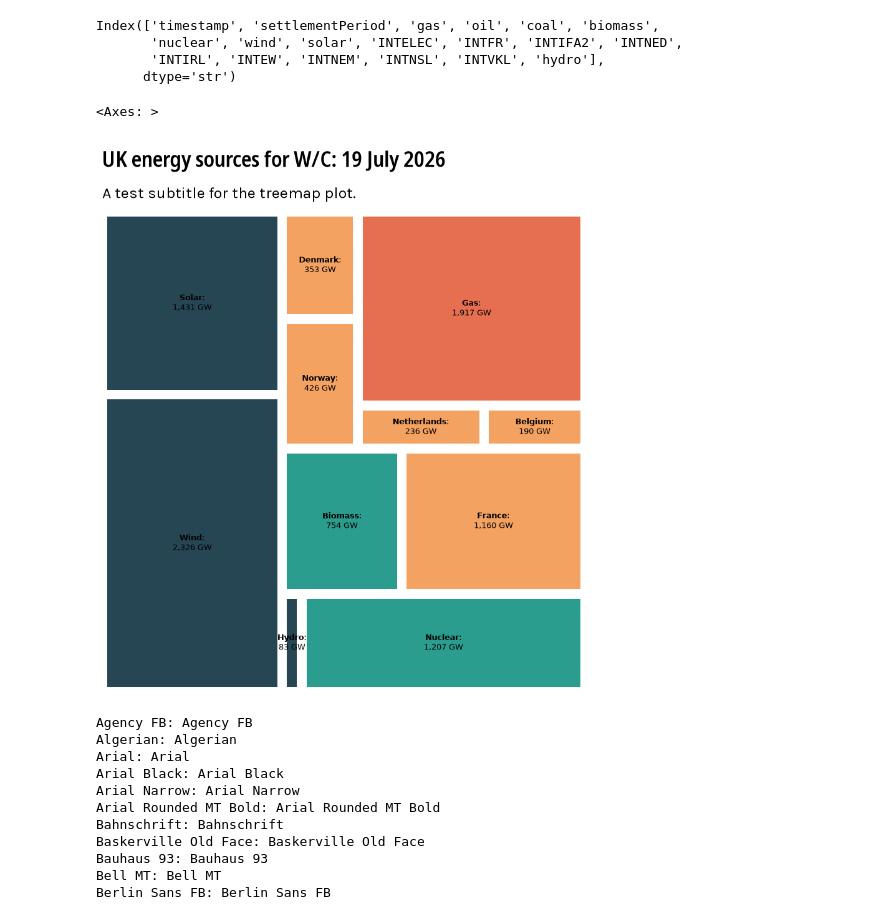
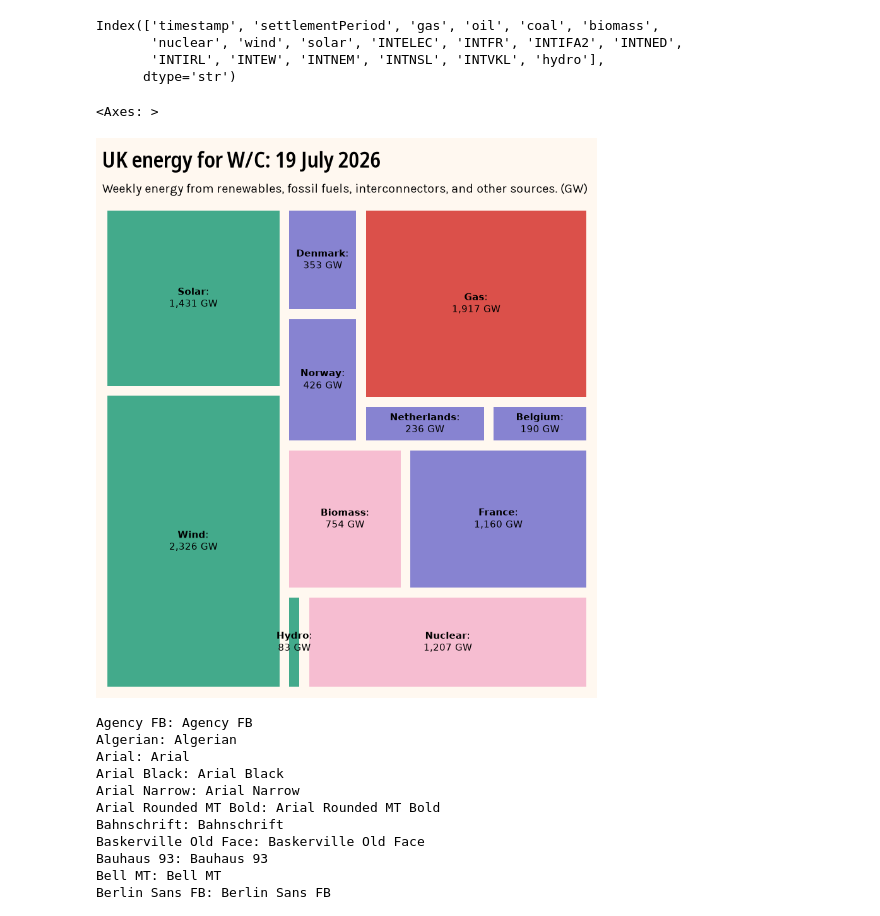
Before and after one commit to TurnerHaa/grid_weekly, a Jupyter notebook: notebooks/fetch.ipynb, the cells around one changed output. Drawn from its saved outputs; the diff is of its cells as text; code cells hidden in the pictures.

Commit message:
Adjut treemap labels

```diff
--- a/notebooks/fetch.ipynb
+++ b/notebooks/fetch.ipynb
@@ -207,8 +207,11 @@ interconnector_map = {
 # prepare final plot DataFrame
 heatmap_data['type'] = heatmap_data['source'].map(interconnector_map).fillna(heatmap_data['source'])
 heatmap_data = heatmap_data.groupby(['category', 'type'], as_index=False)['mw'].sum()
+heatmap_data = heatmap_data[heatmap_data['mw'] >= 10000]
+
+
+pd.Categorical(heatmap_data['category'], ['Renewable', 'Fossil', 'Interconnector', 'Other'])
 heatmap_data = heatmap_data.sort_values(by=['category','mw'], ascending=[False, False])
-heatmap_data = heatmap_data[heatmap_data['mw'] >= 10000]
 
 
 # treemap visualization
@@ -217,45 +220,50 @@ labels = [
     for type, mw in zip(heatmap_data['type'], heatmap_data['mw'])
 ]
 
 colour_map = {
-    'Fossil' : '#e76f51',
-    'Interconnector': '#f4a261',
-    'Other': '#2a9d8f',
-    'Renewable': '#264653'
+    'Fossil' : '#DB504A',
+    'Interconnector': '#8783D1',
+    'Other': '#F6BDD1',
+    'Renewable': '#43AA8B'
 }
 
 colors = heatmap_data['category'].map(colour_map)
 
 title_font = {'fontname':'Noto Sans Condensed SemiBold', 'fontsize': 25}
-subtitle_font = {'fontname':'Karla', 'fontsize': 18}
+subtitle_font = {'fontname':'Karla', 'fontsize': 14}
 
-fig, ax = plt.subplots(figsize=(10,10))
+fig, ax = plt.subplots(figsize=(10,10), facecolor="#FFF8F0")
 ax.set_axis_off()
 
 # Define your text strings
-main_text = f"UK energy sources for W/C: {dt.strptime(start_date, '%Y-%m-%d %H:%M:%S').strftime('%d %B %Y')}"
-sub_text = "A test subtitle for the treemap plot."
+main_text = f"UK energy for W/C: {dt.strptime(start_date, '%Y-%m-%d %H:%M:%S').strftime('%d %B %Y')}"
+sub_text = "Weekly energy from renewables, fossil fuels, interconnectors, and other sources. (GW)"
 
-ax.text(0.0, 1.08, main_text,
+ax.text(0.0, 1.065, main_text,
         transform=ax.transAxes,
         ha='left',
         va='bottom',
         **title_font)
 
 ax.text(0.0, 1.02, sub_text,
         transform=ax.transAxes,
         ha='left',
         va='bottom',
         **subtitle_font)
 
-
 squarify.plot(sizes=heatmap_data['mw'],
               label=labels,
               color = colors,
-              pad=True)
+              pad=True,
+              text_kwargs={
+        "fontsize": 11,
+        "color": "black",
+        "horizontalalignment": "center",
+        "verticalalignment": "center",
+    })
 # %% [output]
 <Axes: >
-[figure, old version]
+[figure, new version]
 # %%
 import matplotlib.font_manager
 from IPython.core.display import HTML
```
